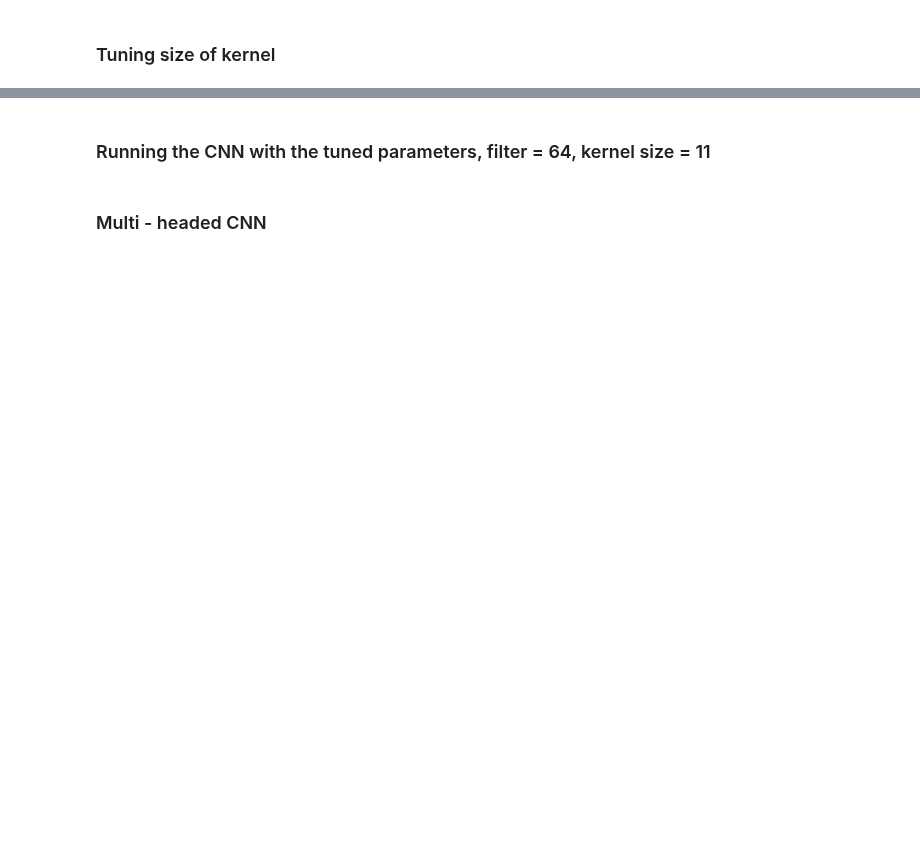
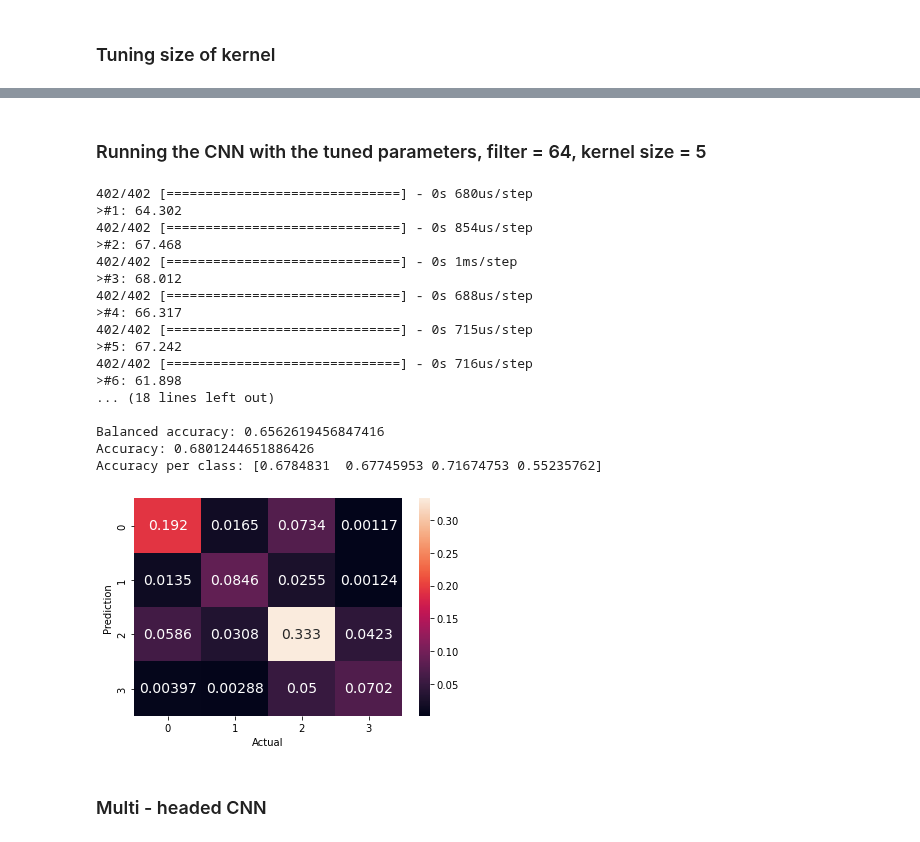
Before and after one commit to elifKurtay/ML_Sleep_Stages_Project, a Jupyter notebook: scripts/CNN_1D.ipynb, the cells around one changed output, grey strips where cells are left out. Saved outputs shown, nothing was run; the diff lists cells and outputs as text; code cells hidden in the pictures; blank space fills up the shorter version.

```diff
--- a/scripts/CNN_1D.ipynb
+++ b/scripts/CNN_1D.ipynb
@@ -49,11 +67,11 @@ testX = testX.reshape(857,16,2)
 testy = testy[1,:].reshape(857)
 # %%
 # summarize scores
-def summarize_result(preds):
-    print(classification_report(y_te,preds))
-    print("Balanced accuracy:", balanced_accuracy_score(y_te,preds))
-    print("Accuracy:",accuracy_score(y_te,preds))
-    plot_conf_matrix(preds, y_te, normalize = True)
+def summarize_result(true, preds):
+    print(classification_report(true,preds))
+    print("Balanced accuracy:", balanced_accuracy_score(true,preds))
+    print("Accuracy:",accuracy_score(true,preds))
+    plot_conf_matrix(true, y_te, normalize = True)
 # %% [markdown]
 ### Fitting the CNN model
 We will define the model as having two 1D CNN layers, followed by a dropout layer for regularization, then a pooling layer. It is common to define CNN layers in groups of two in order to give the model a good chance of learning features from the input data. CNNs learn very quickly, so the dropout layer is intended to help slow down the learning process and hopefully result in a better final model. The pooling layer reduces the learned features to 1/4 their size, consolidating them to only the most essential elements.
@@ -240,9 +278,9 @@ run_experiment(n_params)
 # %% [markdown]
-### Running the CNN with the tuned parameters, filter = 64, kernel size = 11
+### Running the CNN with the tuned parameters, filter = 64, kernel size = 5
 # %%
 #fit and evaluate a model
 filters = 64
-kernel_size = 11
+kernel_size = 5
 def evaluate_model(trainX, trainy, testX, testy):
     verbose, epochs, batch_size = 0, 10, 32
     n_timesteps, n_features, n_outputs = trainX.shape[1], trainX.shape[2], trainy.shape[1]
@@ -252,34 +290,53 @@ def evaluate_model(trainX, trainy, testX, testy):
     model.add(Dropout(0.5))
     model.add(Flatten())
     model.add(Dense(100, activation='relu'))
     model.add(Dense(n_outputs, activation='softmax'))
     model.compile(loss='categorical_crossentropy', optimizer='adam', metrics=['accuracy'])
     # fit network
     model.fit(trainX, trainy, epochs=epochs, batch_size=batch_size, verbose=verbose)
     # evaluate model
     _, accuracy = model.evaluate(testX, testy, batch_size=batch_size, verbose=verbose)
     preds = model.predict(testX)
     classes = np.argmax(preds,axis=1)
     return classes, accuracy
 
 
 # run an experiment
 def run_experiment(repeats=10):
     # repeat experiment
     best_preds = []
     max_score = 0
     for r in range(repeats):
         preds, score = evaluate_model(trainX, trainy, testX, testy)
         score = score * 100.0
         print('>#%d: %.3f' % (r+1, score))
         if score > max_score:
             max_score = score
             best_preds = preds
     # summarize results
-    summarize_result(best_preds)
+    summarize_result(y_te, best_preds)
 
 # run the experiment
 run_experiment()
+# %% [output]
+402/402 [==============================] - 0s 680us/step
+>#1: 64.302
+402/402 [==============================] - 0s 854us/step
+>#2: 67.468
+402/402 [==============================] - 0s 1ms/step
+>#3: 68.012
+402/402 [==============================] - 0s 688us/step
+>#4: 66.317
+402/402 [==============================] - 0s 715us/step
+>#5: 67.242
+402/402 [==============================] - 0s 716us/step
+>#6: 61.898
+... (18 lines left out)
+
+Balanced accuracy: 0.6562619456847416
+Accuracy: 0.6801244651886426
+Accuracy per class: [0.6784831  0.67745953 0.71674753 0.55235762]
+[figure, added]
 # %% [markdown]
 ### Multi - headed CNN
 # %%
```
Also changed, not shown: parts of 16 cells of this notebook, 3 other files.
